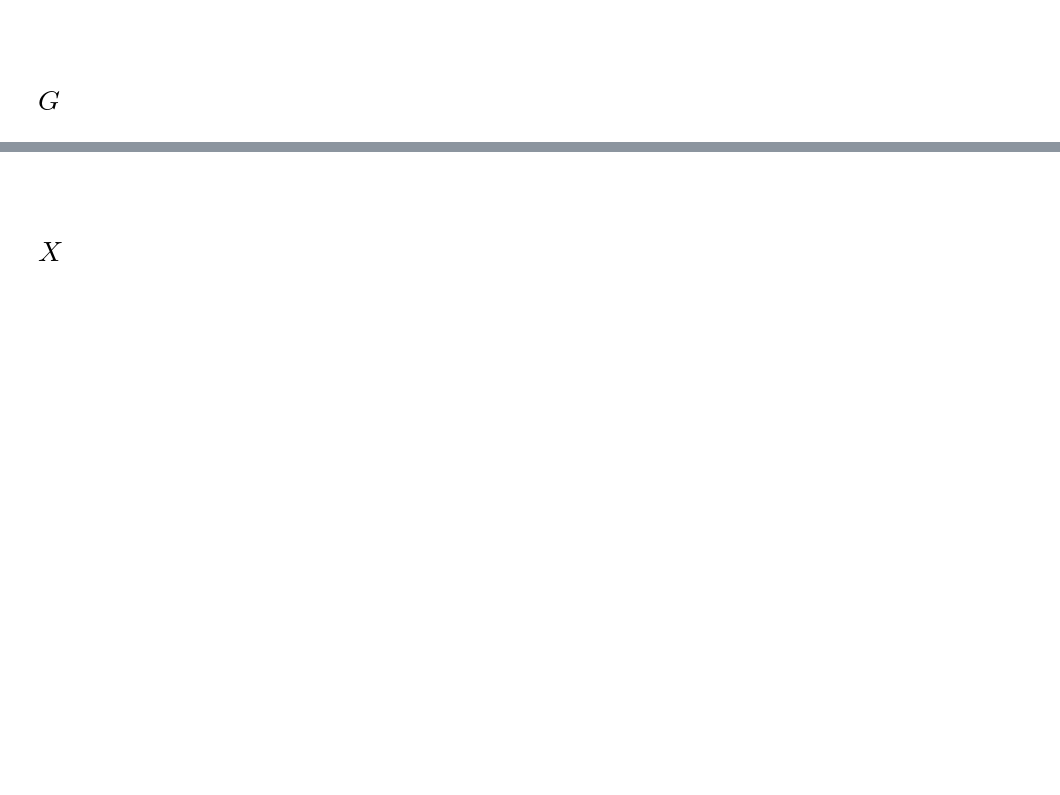
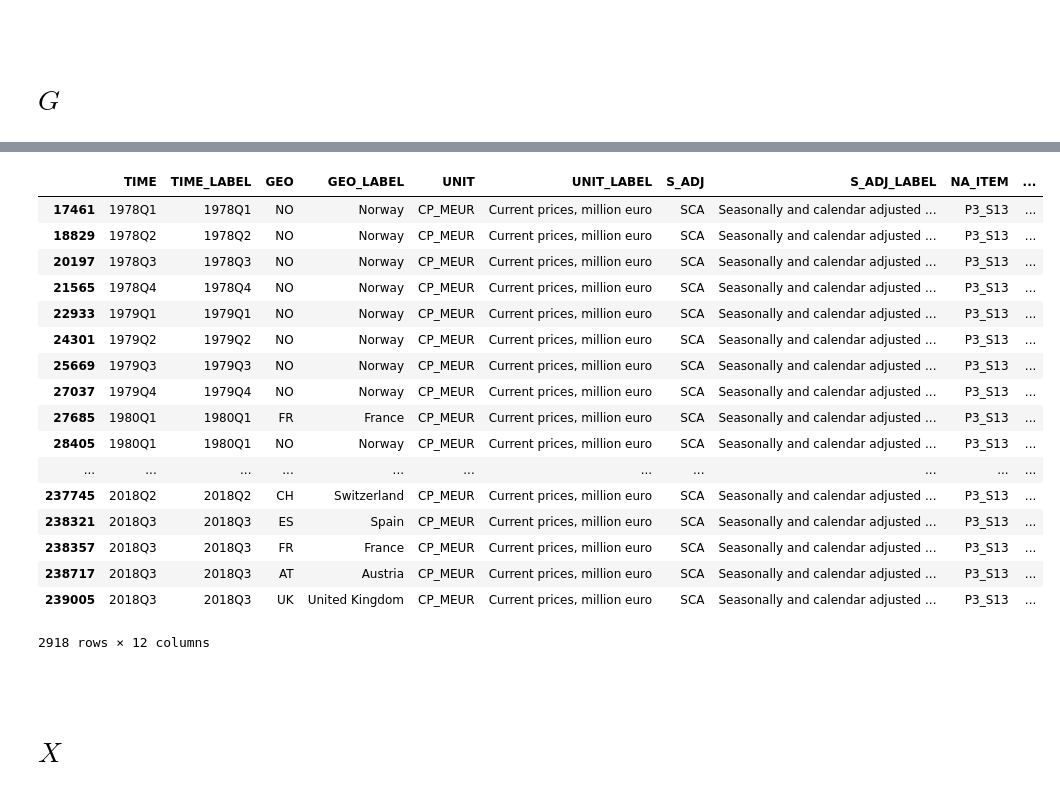
Before and after one commit to boturon/NovaSBE_Courses, a Jupyter notebook: 1107_macroeconomic-policies/assignment/pred-gdp/data.ipynb, the cells around one changed output, grey strips where cells are left out. Saved outputs shown, nothing was run; the diff lists cells and outputs as text; code cells hidden in the pictures; blank space fills up the shorter version.

```diff
--- a/1107_macroeconomic-policies/assignment/pred-gdp/data.ipynb
+++ b/1107_macroeconomic-policies/assignment/pred-gdp/data.ipynb
@@ -449,0 +467,21 @@ strong multicollinearity problems or that the design matrix is singular.
+# %%
+namq_10_gdp[(namq_10_gdp.UNIT=="CP_MEUR")&(namq_10_gdp.NA_ITEM=="P3_S13")]
+# %% [output]
+|  | TIME | TIME_LABEL | GEO | GEO_LABEL | UNIT | UNIT_LABEL | S_ADJ | S_ADJ_LABEL | NA_ITEM | ... |
+| 17461 | 1978Q1 | 1978Q1 | NO | Norway | CP_MEUR | Current prices, million euro | SCA | Seasonally and calendar adjusted ... | P3_S13 | ... |
+| 18829 | 1978Q2 | 1978Q2 | NO | Norway | CP_MEUR | Current prices, million euro | SCA | Seasonally and calendar adjusted ... | P3_S13 | ... |
+| 20197 | 1978Q3 | 1978Q3 | NO | Norway | CP_MEUR | Current prices, million euro | SCA | Seasonally and calendar adjusted ... | P3_S13 | ... |
+| 21565 | 1978Q4 | 1978Q4 | NO | Norway | CP_MEUR | Current prices, million euro | SCA | Seasonally and calendar adjusted ... | P3_S13 | ... |
+| 22933 | 1979Q1 | 1979Q1 | NO | Norway | CP_MEUR | Current prices, million euro | SCA | Seasonally and calendar adjusted ... | P3_S13 | ... |
+| 24301 | 1979Q2 | 1979Q2 | NO | Norway | CP_MEUR | Current prices, million euro | SCA | Seasonally and calendar adjusted ... | P3_S13 | ... |
+| 25669 | 1979Q3 | 1979Q3 | NO | Norway | CP_MEUR | Current prices, million euro | SCA | Seasonally and calendar adjusted ... | P3_S13 | ... |
+| 27037 | 1979Q4 | 1979Q4 | NO | Norway | CP_MEUR | Current prices, million euro | SCA | Seasonally and calendar adjusted ... | P3_S13 | ... |
+| 27685 | 1980Q1 | 1980Q1 | FR | France | CP_MEUR | Current prices, million euro | SCA | Seasonally and calendar adjusted ... | P3_S13 | ... |
+| 28405 | 1980Q1 | 1980Q1 | NO | Norway | CP_MEUR | Current prices, million euro | SCA | Seasonally and calendar adjusted ... | P3_S13 | ... |
+| ... | ... | ... | ... | ... | ... | ... | ... | ... | ... | ... |
+| 237745 | 2018Q2 | 2018Q2 | CH | Switzerland | CP_MEUR | Current prices, million euro | SCA | Seasonally and calendar adjusted ... | P3_S13 | ... |
+| 238321 | 2018Q3 | 2018Q3 | ES | Spain | CP_MEUR | Current prices, million euro | SCA | Seasonally and calendar adjusted ... | P3_S13 | ... |
+| 238357 | 2018Q3 | 2018Q3 | FR | France | CP_MEUR | Current prices, million euro | SCA | Seasonally and calendar adjusted ... | P3_S13 | ... |
+| 238717 | 2018Q3 | 2018Q3 | AT | Austria | CP_MEUR | Current prices, million euro | SCA | Seasonally and calendar adjusted ... | P3_S13 | ... |
+| 239005 | 2018Q3 | 2018Q3 | UK | United Kingdom | CP_MEUR | Current prices, million euro | SCA | Seasonally and calendar adjusted ... | P3_S13 | ... |
+2918 rows × 12 columns
```
Also changed, not shown: parts of 4 cells of this notebook, 12 other files.
